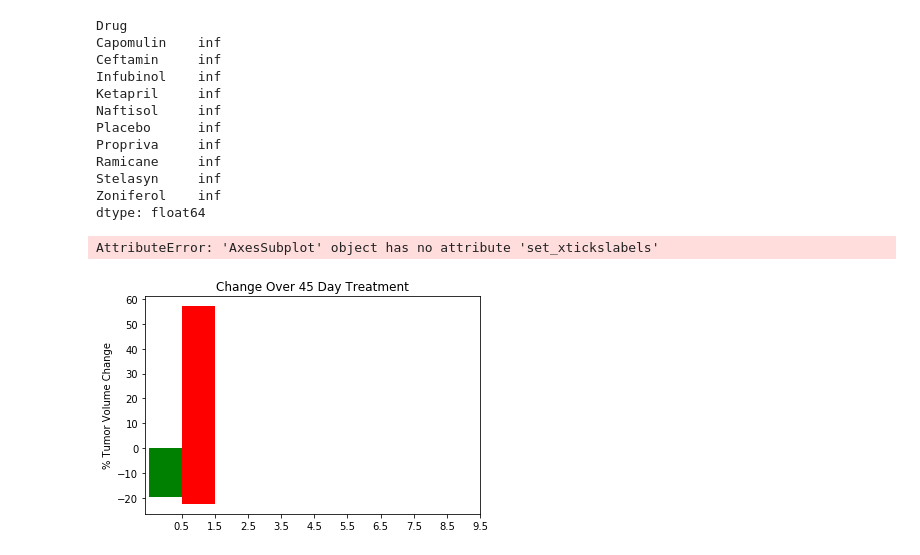
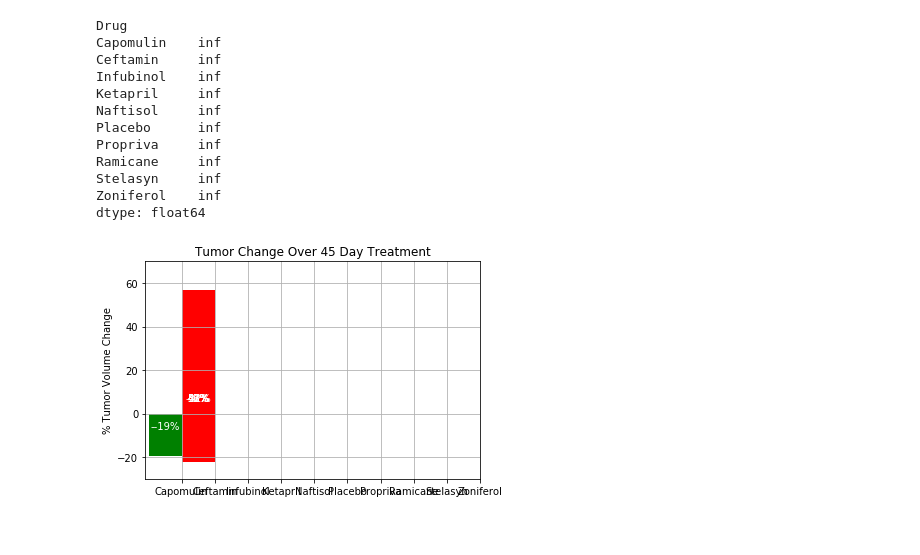
Before and after one commit to boshen119/Matplotlib-challenge, a Jupyter notebook: Pymaceuticals/Bonnie_pymaceuticals.ipynb, the cells around one changed output. Cells and saved outputs as stored; diff of their text form; code cells hidden in the pictures.

Commit message:
need to fix last bar graph

```diff
--- a/Pymaceuticals/Bonnie_pymaceuticals.ipynb
+++ b/Pymaceuticals/Bonnie_pymaceuticals.ipynb
@@ -382,11 +382,11 @@ plt.show()
 ## Summary Bar Graph
 # %%
 # Calculate the percent changes for each drug
-avg_tumor_vol =  100 * (avg_tumor_vol_pivot.iloc[-1]-avg_tumor_vol_pivot.iloc[0])/avg_tumor_vol_pivot.iloc[0]
-tumor_vol_sem =  100 * (tumor_vol_pivot_sem.iloc[-1]-tumor_vol_pivot_sem.iloc[0])/tumor_vol_pivot_sem.iloc[0]
+tumor_pct_change = 100* (avg_tumor_vol_pivot.iloc[-1] - avg_tumor_vol_pivot.iloc[0])/ avg_tumor_vol_pivot.iloc[0]
+tumor_pct_change_sem =  100 * (tumor_vol_pivot_sem.iloc[-1] - tumor_vol_pivot_sem.iloc[0])/tumor_vol_pivot_sem.iloc[0]
 
 # Display the data to confirm
-tumor_vol_sem
+tumor_pct_change_sem
 # %% [output]
 Drug
 Capomulin    inf
@@ -402,16 +402,16 @@ Zoniferol    inf
 dtype: float64
 # %%
 # Store all Relevant Percent Changes into a Tuple
-pct_change = (avg_tumor_vol["Capomulin"],
-             avg_tumor_vol["Ceftamin"],
-             avg_tumor_vol["Infubinol"],
-             avg_tumor_vol["Ketapril"],
-             avg_tumor_vol["Naftisol"],
-             avg_tumor_vol["Placebo"],
-             avg_tumor_vol["Propriva"],
-             avg_tumor_vol["Ramicane"],
-             avg_tumor_vol["Stelasyn"],
-             avg_tumor_vol["Zoniferol"])
+pct_change = (tumor_pct_change["Capomulin"],
+             tumor_pct_change["Ceftamin"],
+             tumor_pct_change["Infubinol"],
+             tumor_pct_change["Ketapril"],
+             tumor_pct_change["Naftisol"],
+             tumor_pct_change["Placebo"],
+             tumor_pct_change["Propriva"],
+             tumor_pct_change["Ramicane"],
+             tumor_pct_change["Stelasyn"],
+             tumor_pct_change["Zoniferol"])
 
 # Splice the data between passing and failing drugs
 fig, ax = plt.subplots()
@@ -420,37 +420,36 @@ width = 1
 rectsPass = ax.bar(ind[0], pct_change[0], width, color="green")
 rectsFail = ax.bar(ind[1], pct_change[1:], width, color="red")
 
 # Orient widths. Add labels, tick marks, etc.
 ax.set_ylabel("% Tumor Volume Change")
-ax.set_title("Change Over 45 Day Treatment")
+ax.set_title("Tumor Change Over 45 Day Treatment")
 ax.set_xticks(ind +0.5)
-ax.set_xtickslabels(("Capomulin", "Ceftamin", "Infubinol", "Ketapril", "Naftisol",  "Placebo", "Propriva",
+ax.set_xticklabels(("Capomulin", "Ceftamin", "Infubinol", "Ketapril", "Naftisol",  "Placebo", "Propriva",
                     "Ramicane", "Stelasyn", "Zoniferol"))
 ax.set_autoscaley_on(False)
-ax.set_ylim[[-30,70]]
+ax.set_ylim([-30,70])
 ax.grid(True)
 
 # Use functions to label the percentages of changes
 def autolabelFail(rects):
     for rect in rects:
         height = rect.get_height()
         ax.text(rect.get_x() + rect.get_width()/ 2., 3, "%d%%" % int(height),
                 ha="center", va="bottom", color="white")
 
 # Call functions to implement the function calls
 def autolabelPass(rects):
     for rect in rects:
         height = rect.get_height()
         ax.text(rect.get_x() + rect.get_width()/2., -8, "-%d%%" % int(height),
                 ha="center", va="bottom", color="white")
 
 # Save the Figure
 autolabelPass(rectsPass)
 autolabelFail(rectsFail)
 # Show the Figure
 fig.show()
 # %% [output]
-AttributeError: 'AxesSubplot' object has no attribute 'set_xtickslabels'
-[figure, old version]
+[figure, new version]
 # %% [markdown]
 ![Metastatic Spread During Treatment](../Images/change.png)
```
